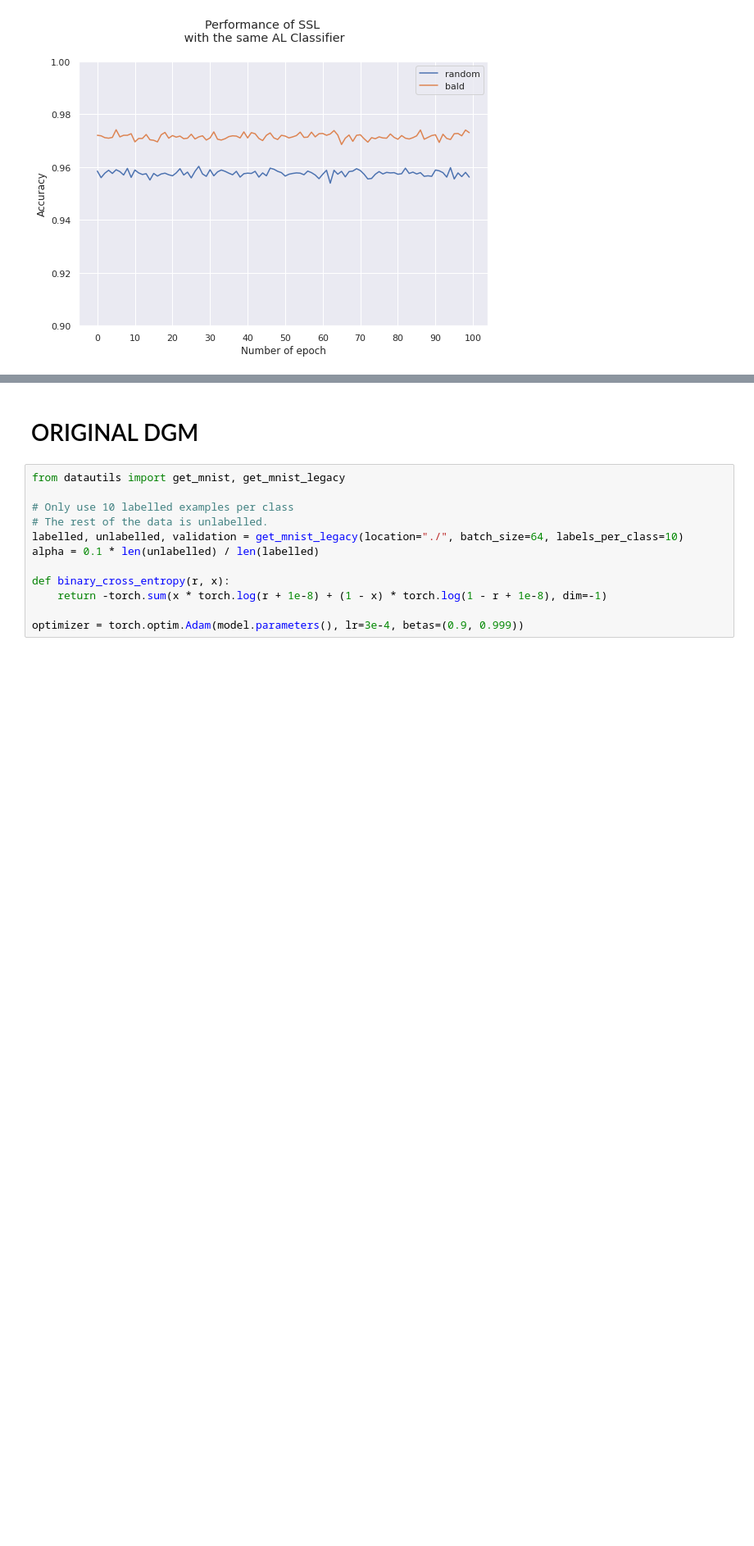
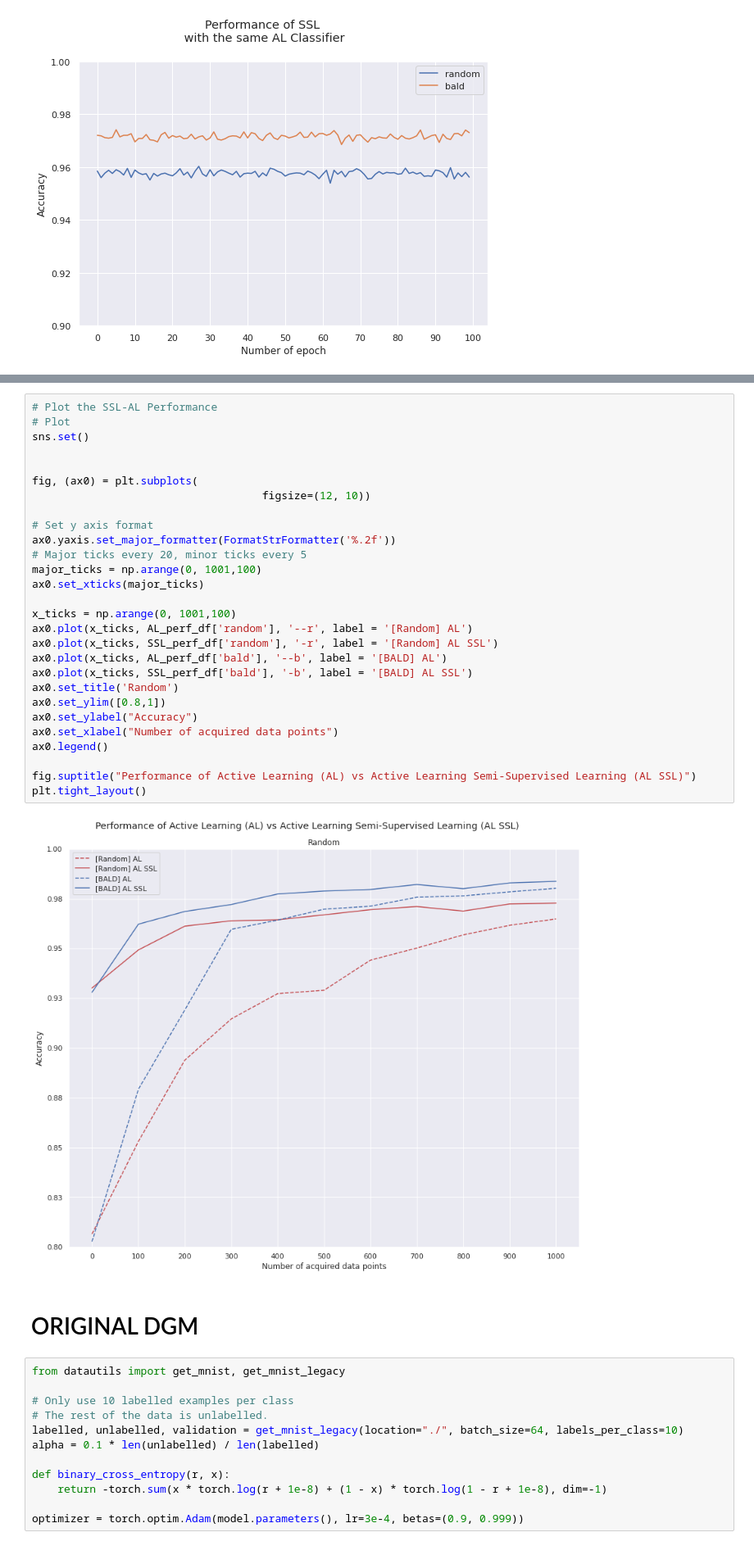
Before and after one commit to milexjaro/semi-supervised-active-learning-pytorch, a Jupyter notebook: Semi-Supervised Active Learning.ipynb, the cells around one changed output, grey strips where cells are left out. Shown at 82% size. Cells and saved outputs as stored; diff of their text form; blank space fills up the shorter version.

```diff
--- a/Semi-Supervised Active Learning.ipynb
+++ b/Semi-Supervised Active Learning.ipynb
@@ -523,3 +824,33 @@ plt.tight_layout()
+# %%
+# Plot the SSL-AL Performance
+# Plot
+sns.set()
+
+
+fig, (ax0) = plt.subplots(
+                                    figsize=(12, 10))
+
+# Set y axis format
+ax0.yaxis.set_major_formatter(FormatStrFormatter('%.2f'))
+# Major ticks every 20, minor ticks every 5
+major_ticks = np.arange(0, 1001,100)
+ax0.set_xticks(major_ticks)
+
+x_ticks = np.arange(0, 1001,100)
+ax0.plot(x_ticks, AL_perf_df['random'], '--r', label = '[Random] AL')
+ax0.plot(x_ticks, SSL_perf_df['random'], '-r', label = '[Random] AL SSL')
+ax0.plot(x_ticks, AL_perf_df['bald'], '--b', label = '[BALD] AL')
+ax0.plot(x_ticks, SSL_perf_df['bald'], '-b', label = '[BALD] AL SSL')
+ax0.set_title('Random')
+ax0.set_ylim([0.8,1])
+ax0.set_ylabel("Accuracy")
+ax0.set_xlabel("Number of acquired data points")
+ax0.legend()
+
+fig.suptitle("Performance of Active Learning (AL) vs Active Learning Semi-Supervised Learning (AL SSL)")
+plt.tight_layout()
+# %% [output]
+[figure, added]
 # %% [markdown]
 # ORIGINAL DGM
 # %%
```
Also changed, not shown: parts of 30 cells of this notebook, 1 other file.
